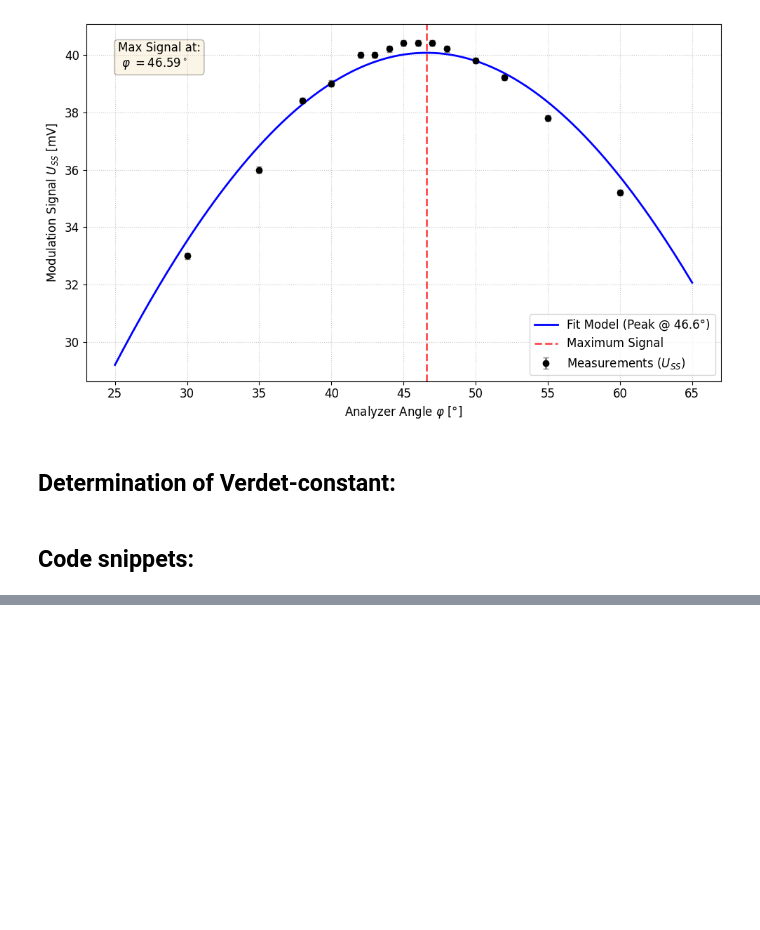
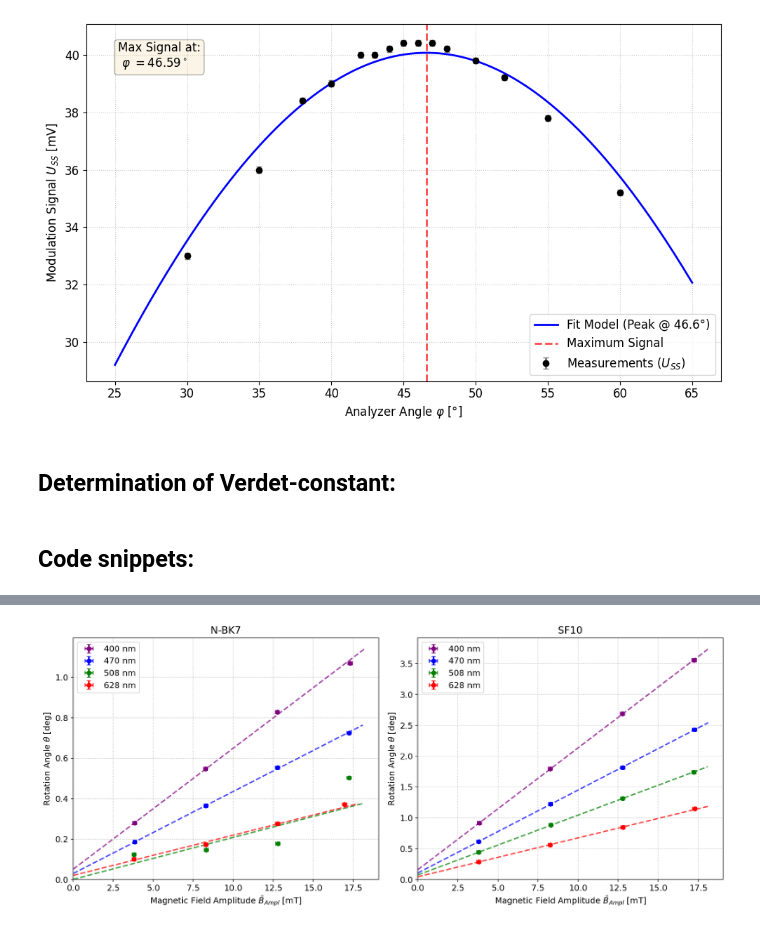
Before and after one commit to cembomembo/FP-Faraday, a Jupyter notebook: Evaluation/evaluation.ipynb, the cells around one changed output, grey strips where cells are left out. Cells and saved outputs as stored; diff of their text form; code cells hidden in the pictures; blank space fills up the shorter version.

Commit message:
Task 10 finished

```diff
--- a/Evaluation/evaluation.ipynb
+++ b/Evaluation/evaluation.ipynb
@@ -575,13 +616,12 @@ def calculate_faraday_rotation(filepath):
 # %%
-# Updated wavelength list
 wavelengths = [400, 470, 508, 628]
 materials = ['no_lead', 'lead']
 
 # Dictionary to hold arrays for Task 10
-# Structure: processed_data['material']['wavelength'] = (B, B_err, theta, theta_err)
+# Structure: processed_data['material']['wavelength'] = (B_eff, B_err, theta, theta_err)
 processed_data = {mat: {} for mat in materials}
 
-print(f"{'Material':<10} | {'WL [nm]':<8} | {'Max B ± Err [mT]':<20} | {'Max Theta ± Err [deg]':<25}")
+print(f"{'Material':<10} | {'WL [nm]':<8} | {'Max B_eff ± Err [mT]':<22} | {'Max Theta ± Err [deg]':<25}")
 print("-" * 75)
 
 for mat in materials:
@@ -589,8 +629,15 @@ for mat in materials:
         # Construct path (Adjust based on your actual file naming)
         path = f"../resources/data/glass_{mat}_{wl}nm.csv"
 
+        # Get raw U_parallel and U_orthogonal from the loaded contrast dict
+        if wl not in contrast_dict[mat]:
+            print(f"Contrast data missing for {mat} at {wl}nm.")
+            continue
+
+        U_par_raw, U_ort_raw = contrast_dict[mat][wl]
+
         try:
-            B, B_err, theta, theta_err = calculate_faraday_rotation(path)
+            B, B_err, theta, theta_err = calculate_faraday_rotation(path, mat, wl, U_par_raw, U_ort_raw)
             processed_data[mat][wl] = (B, B_err, theta, theta_err)
 
             # Find the index of the maximum B-field to print the corresponding max values
@@ -598,7 +645,7 @@ for mat in materials:
             max_B_str = f"{B[idx_max]:.2f} ± {B_err[idx_max]:.2f}"
             max_theta_str = f"{theta[idx_max]:.3f} ± {theta_err[idx_max]:.3f}"
 
-            print(f"{mat:<10} | {wl:<8} | {max_B_str:<20} | {max_theta_str:<25}")
+            print(f"{mat:<10} | {wl:<8} | {max_B_str:<22} | {max_theta_str:<25}")
 
         except Exception as e:
             print(f"File for {mat} at {wl}nm not found or error: {e}")
@@ -618 +665,76 @@ lead       | 628      | 12.21 ± 0.19         | 1.148 ± 0.005
 ---------------------------------------------------------------------------
+# %%
+from scipy.optimize import curve_fit
+
+# Sample length in meters (Update if your sample length was slightly different, e.g., 6.9 cm)
+L = 0.070
+
+def linear_fit(x, m, c):
+    """Linear function for fitting: y = m*x + c"""
+    return m * x + c
+
+# Set up the figure with 2 subplots (one for each glass type)
+fig, axes = plt.subplots(1, 2, figsize=(14, 6), dpi=150, sharey=False)
+titles = {'no_lead': 'N-BK7', 'lead': 'SF10'}
+colors = {400: 'purple', 470: 'blue', 508: 'green', 628: 'red'}
+
+# Dictionary to store the calculated Verdet constants for Task 10 and 11
+# Structure: verdet_data['material'][wavelength] = (V, V_err)
+verdet_data = {mat: {} for mat in materials}
+
+print(f"{'Material':<10} | {'WL [nm]':<8} | {'Slope [rad/T]':<18} | {'Verdet V [rad/(T*m)]':<25}")
+print("-" * 75)
+
+for i, mat in enumerate(materials):
+    ax = axes[i]
+    ax.set_title(f"{titles[mat]}")
+    ax.set_xlabel(r"Magnetic Field Amplitude $\bar{B}_{Ampl}$ [mT]")
+    ax.set_ylabel(r"Rotation Angle $\theta$ [deg]")
+
+    for wl in wavelengths:
+        if wl not in processed_data[mat]:
+            continue
+
+        B_eff, B_err, theta_deg, theta_err = processed_data[mat][wl]
+
+        # Convert Effective field to Amplitude
+        B_ampl_mT = B_eff * np.sqrt(2)
+        B_ampl_err = B_err * np.sqrt(2)
+
+        # Plot experimental data with error bars
+        ax.errorbar(B_ampl_mT, theta_deg, xerr=B_ampl_err, yerr=theta_err,
+                    fmt='o', color=colors[wl], label=f'{wl} nm', capsize=3)
+
+        # Perform a weighted linear fit (Degrees vs mT)
+        # We use absolute_sigma=True to ensure the parameter covariance matrix reflects the actual data errors
+        popt, pcov = curve_fit(linear_fit, B_ampl_mT, theta_deg, sigma=theta_err, absolute_sigma=True)
+        m_fit, c_fit = popt
+        m_err = np.sqrt(pcov[0, 0])
+
+        # Plot the fit line
+        x_fit = np.linspace(0, np.max(B_ampl_mT) * 1.05, 50)
+        ax.plot(x_fit, linear_fit(x_fit, *popt), '--', color=colors[wl], alpha=0.7)
+
+        # Calculate Verdet Constant
+        # 1. Convert slope from [deg/mT] to [rad/T]
+        #    m [rad/T] = m [deg/mT] * (pi/180) * 1000
+        slope_rad_T = m_fit * (np.pi / 180.0) * 1000.0
+        slope_rad_T_err = m_err * (np.pi / 180.0) * 1000.0
+
+        # 2. V = slope / L
+        V = slope_rad_T / L
+        V_err = slope_rad_T_err / L
+
+        verdet_data[mat][wl] = (V, V_err)
+
+        print(f"{titles[mat]:<10} | {wl:<8} | {slope_rad_T:.3f} ± {slope_rad_T_err:.3f} | {V:.2f} ± {V_err:.2f}")
+
+    # Formatting the subplot
+    ax.legend(loc='upper left')
+    ax.grid(True, linestyle=':')
+    ax.set_xlim(left=0)
+    ax.set_ylim(bottom=0)
+
+plt.tight_layout()
+plt.show()
+# %% [output]
@@ -619 +751,2 @@ lead       | 628      | 12.21 ± 0.19         | 1.148 ± 0.005
+[figure, added]
 # %%
```
Also changed, not shown: parts of 4 cells of this notebook, 2 other files.
